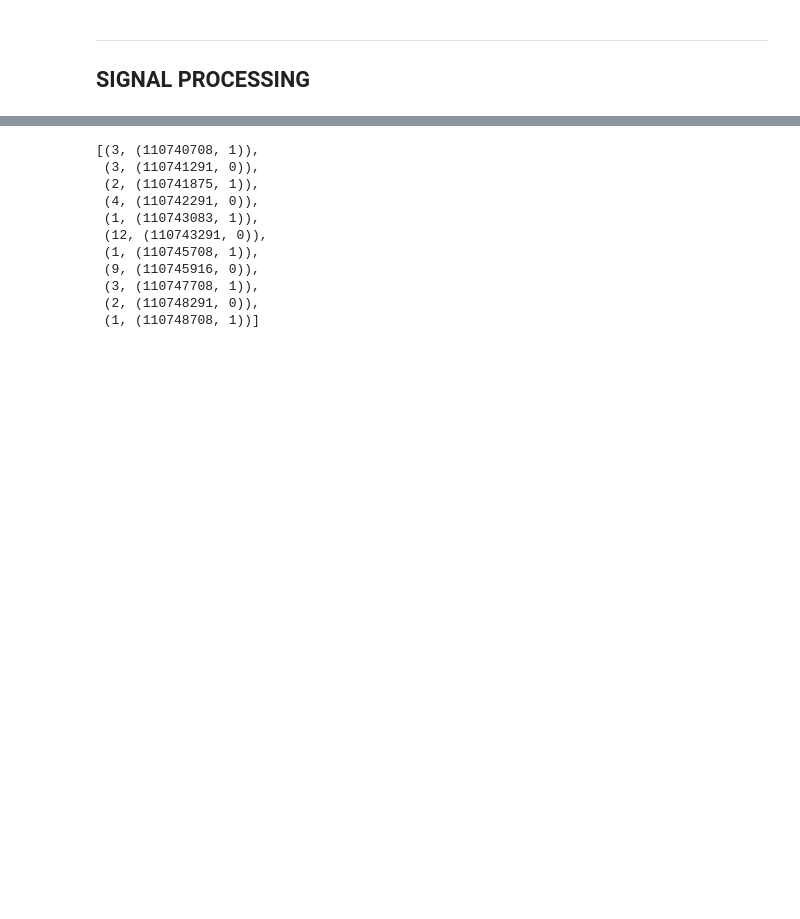
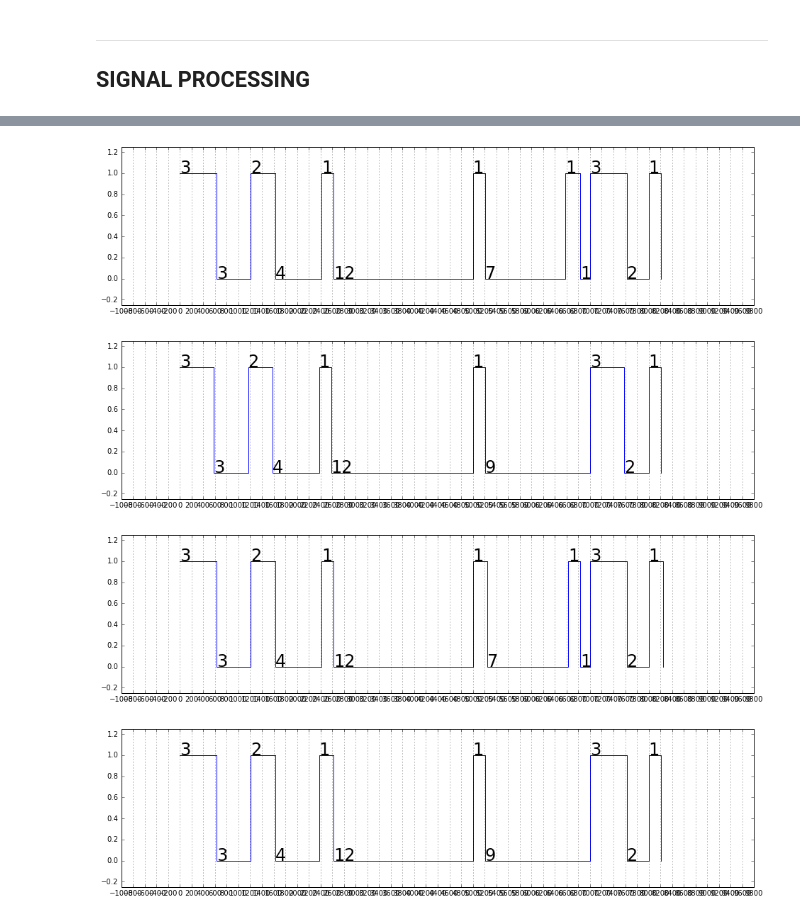
Before and after one commit to jnj16180340/NeXTsoundbox, a Jupyter notebook: Monitor bus sniffs/logic-analysis.ipynb, the cells around one changed output, grey strips where cells are left out. Cells and saved outputs as stored; diff of their text form; code cells hidden in the pictures; blank space fills up the shorter version.

```diff
--- a/Monitor bus sniffs/logic-analysis.ipynb
+++ b/Monitor bus sniffs/logic-analysis.ipynb
@@ -626,4 +630,4 @@ def runlength(data):
     return [(c,len(list(cgen))) for c,cgen in groupby(data)]
 # %%
 def inferRunlength(data, dt=200):
-    return [round((b[1][0]-b[0][0])/200) for b in window(x[1],n=2)]
+    return [round((b[1][0]-b[0][0])/200) for b in window(data,n=2)]
@@ -632,2 +633,0 @@ winmoci = window(moci.data)
-# %%
-x = chunkSignals(moci.data)[1:]
@@ -634,7 +645,10 @@ x = chunkSignals(moci.data)[1:]
 # %%
-# display runlength on signal
-# TODO: make this a function n shit
-plt.plot(*steppy(timeBaseline(x[1])))
-plt.ylim(-0.5, 1.5)
-plt.xlim(xmin=-1000)
-list(map(lambda k: plt.annotate(k[1],k[0]),zip(timeBaseline(x[1]),inferRunlength(x[1]))))
+def plotTraceWithRunlength(data, dt=200):
+    '''plot trace with runlength, obviously
+    data is [(t0,v0)...(tn,vn)]'''
+    plt.plot(*steppy(timeBaseline(data)))
+    plt.ylim(-0.25, 1.25)
+    plt.xlim(xmin=-1000)
+    list(map(lambda k: plt.annotate(k[1],k[0],fontsize=24),zip(timeBaseline(data),inferRunlength(data))))
+    plt.xticks(list(range(-1000,10000,200)));
+    plt.grid(b=1,axis='x')
@@ -685,14 +654,0 @@ SyntaxError: invalid syntax (<ipython-input-115-56dd2b9fff47>, line 1)
-# %%
-list(zip(inferRunlength(x[1]),x[1]))
-# %% [output]
-[(3, (110740708, 1)),
- (3, (110741291, 0)),
- (2, (110741875, 1)),
- (4, (110742291, 0)),
- (1, (110743083, 1)),
- (12, (110743291, 0)),
- (1, (110745708, 1)),
- (9, (110745916, 0)),
- (3, (110747708, 1)),
- (2, (110748291, 0)),
- (1, (110748708, 1))]
@@ -698,0 +659,9 @@ list(zip(inferRunlength(x[1]),x[1]))
+# %%
+for d in x:
+    plt.figure()
+    plotTraceWithRunlength(d)
+# %% [output]
+[figure, added]
+[figure, added]
+[figure, added]
+[figure, added]
```
Also changed, not shown: parts of 16 cells of this notebook.
